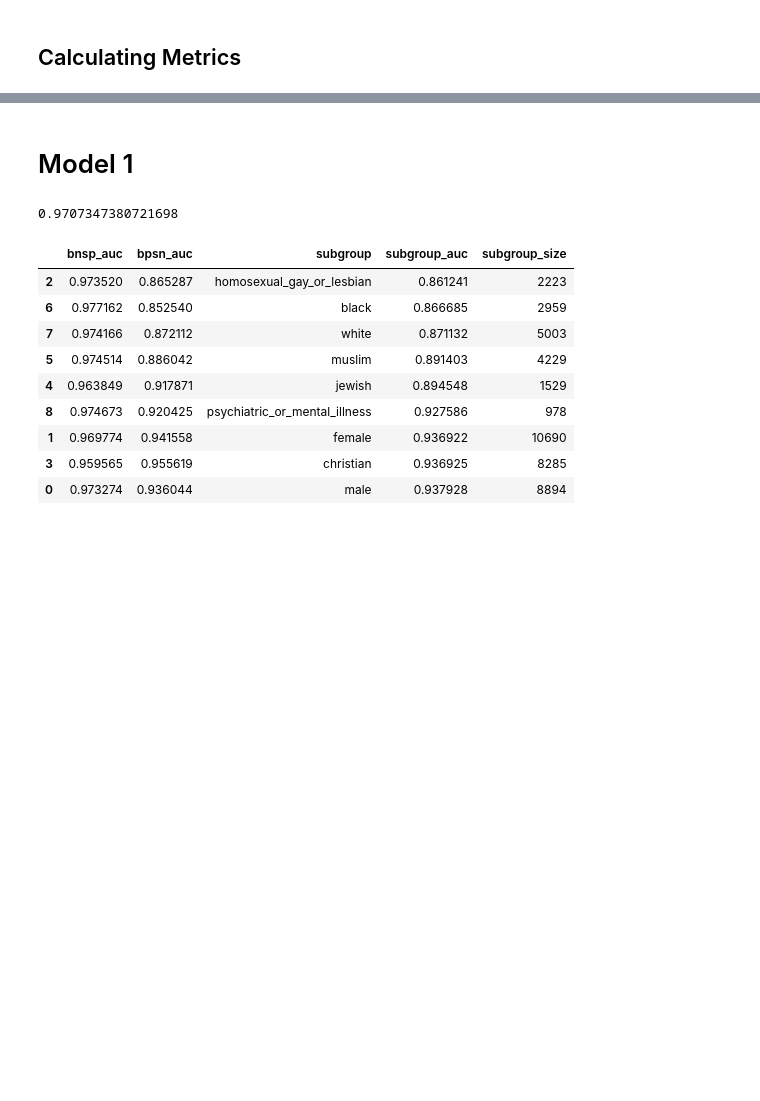
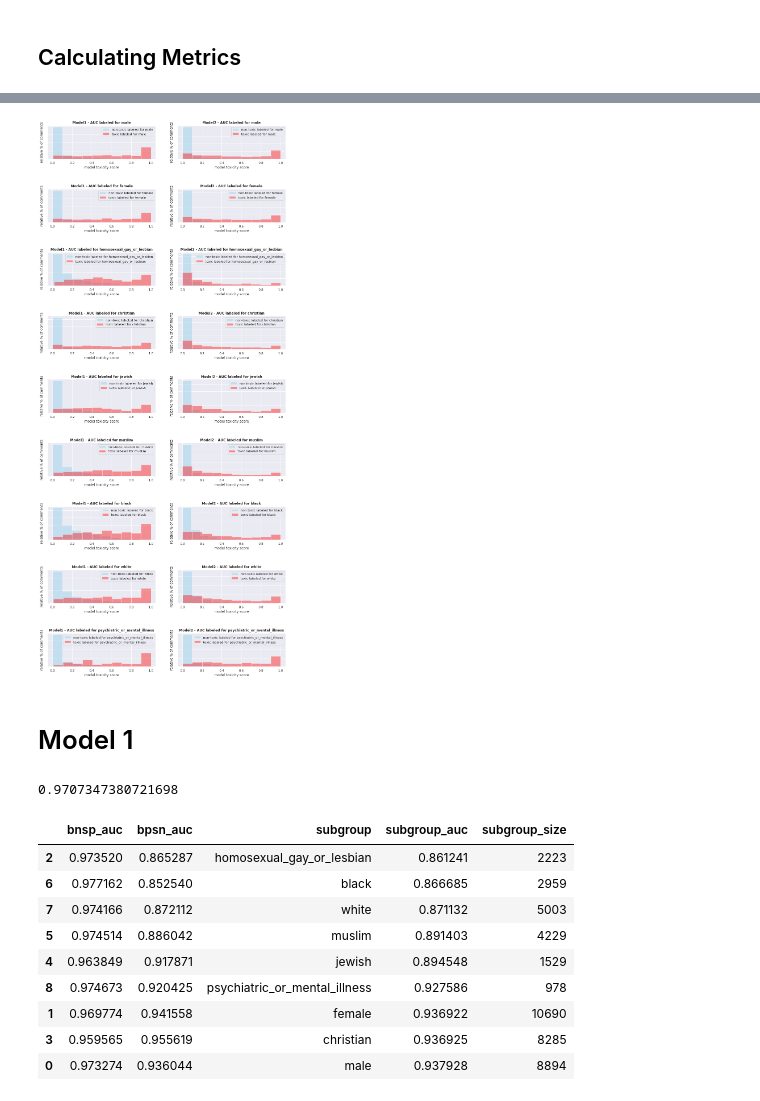
Before and after one commit to cbikkanur/MIDS_W266_NLP, a Jupyter notebook: FinalProject/Jigsaw_Bert_EDA.ipynb, the cells around one changed output, grey strips where cells are left out. Drawn from its saved outputs; the diff is of its cells as text; code cells hidden in the pictures; blank space fills up the shorter version.

```diff
--- a/FinalProject/Jigsaw_Bert_EDA.ipynb
+++ b/FinalProject/Jigsaw_Bert_EDA.ipynb
@@ -270,3 +317,46 @@ plot_hist_subplot_4(data, ['male','female', 'black', 'white'])
+# %%
+def plot_hist_subplot_9_2(df1, df2, identities, MODEL_NAME1, MODEL_NAME2):
+  NUM_BINS=10
+  fig = plt.figure(figsize=(15, 35))
+  fig.subplots_adjust(hspace=0.9, wspace=0.2)
+  odd_columns = [1,3,5,7,9,11,13,15,17]
+  even_columns = [2,4,6,8,10,12,14,16,18]
+  for i in range(1,19):
+      if i in odd_columns:
+        identity = identities[odd_columns.index(i)]
+        toxic_scores = df1.query(identity + ' == True & target == True')[MODEL_NAME1]
+        non_toxic_scores = df1.query(identity + ' == True & target == False')[MODEL_NAME1]
+        description = 'labeled for ' + identity
+
+        ax = fig.add_subplot(9, 2, i)
+        sns.distplot(non_toxic_scores, norm_hist=True, bins=NUM_BINS, color="skyblue", label='non-toxic ' + description, kde=False, ax=ax)
+        sns.distplot(toxic_scores, norm_hist=True, bins=NUM_BINS, color="red", label='toxic ' + description, kde=False, ax=ax)
+        ax.set(xlabel='model toxicity score', ylabel='relative % of comments', yticklabels=[])
+        ax.set_title(label='Model1 - AUC ' + description, fontweight="bold")
+        plt.legend()
+      else:
+        identity = identities[even_columns.index(i)]
+        toxic_scores = df2.query(identity + ' == True & target == True')[MODEL_NAME2]
+        non_toxic_scores = df2.query(identity + ' == True & target == False')[MODEL_NAME2]
+        description = 'labeled for ' + identity
+
+        ax = fig.add_subplot(9, 2, i)
+        sns.distplot(non_toxic_scores, norm_hist=True, bins=NUM_BINS, color="skyblue", label='non-toxic ' + description, kde=False, ax=ax)
+        sns.distplot(toxic_scores, norm_hist=True, bins=NUM_BINS, color="red", label='toxic ' + description, kde=False, ax=ax)
+        ax.set(xlabel='model toxicity score', ylabel='relative % of comments', yticklabels=[])
+        ax.set_title(label='Model2 - AUC ' + description, fontweight="bold")
+        plt.legend()
+
+  #ax.legend(bbox_to_anchor=(1.05, 0), loc='lower left', borderaxespad=0.)
+  #plt.figure()
+  #plt.savefig('/content/drive/My Drive/Jigsaw/BERT_data/9_histos2.png', bbox_inches='tight')
+  fig.savefig('/content/drive/My Drive/Jigsaw/BERT_data/9_histos3.png')
+
+
+
+plot_hist_subplot_9_2(data, data_unbiased, [ 'male', 'female', 'homosexual_gay_or_lesbian', 'christian', 'jewish', 'muslim', 'black', 'white', 'psychiatric_or_mental_illness'], 'Model1', 'Model2' )
+# %% [output]
+[figure, added]
 # %% [markdown]
 # Model 1
 # %%
```
Also changed, not shown: parts of 5 cells of this notebook.
